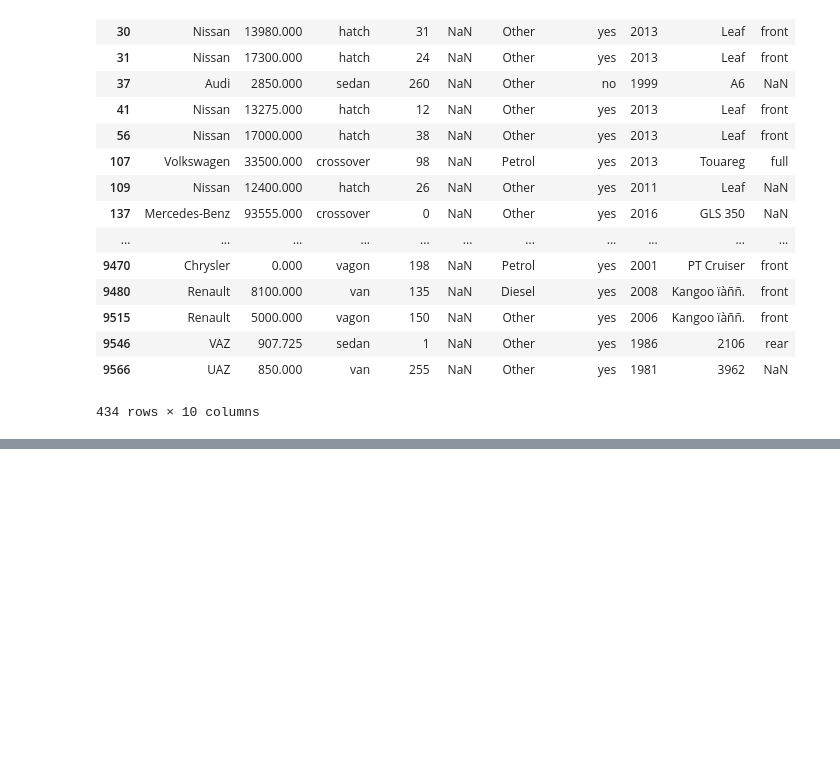
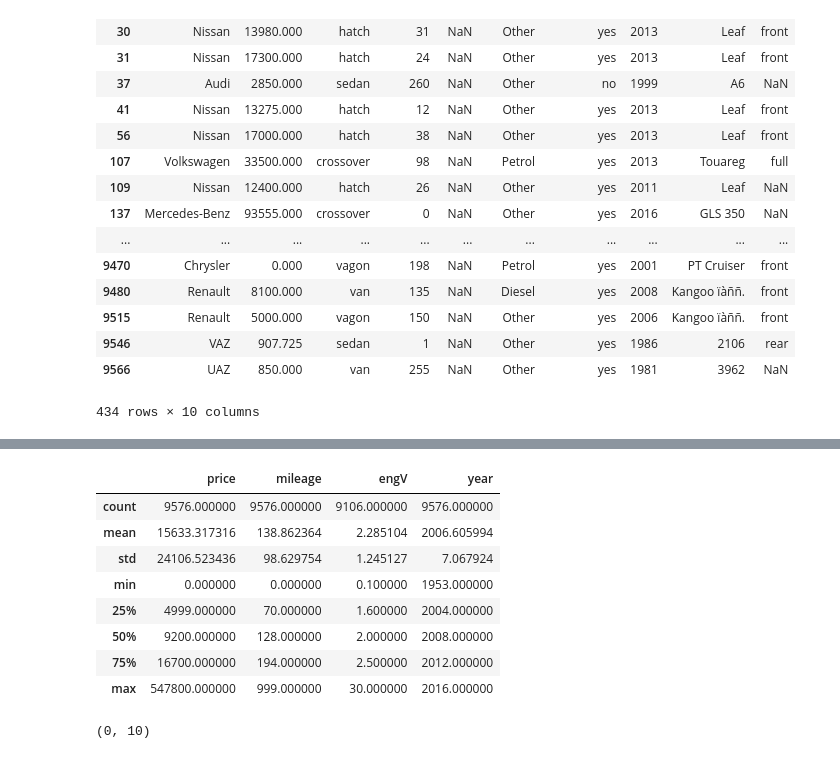
Before and after one commit to dhp6106/insaid-projects, a Jupyter notebook: term1/projects/CarSales/CarSales EDA Project.ipynb, the cells around one changed output, grey strips where cells are left out. Saved outputs shown, nothing was run; the diff lists cells and outputs as text; code cells hidden in the pictures; blank space fills up the shorter version.

```diff
--- a/term1/projects/CarSales/CarSales EDA Project.ipynb
+++ b/term1/projects/CarSales/CarSales EDA Project.ipynb
@@ -209,0 +266,9 @@ multiindex_carsales[multiindex_carsales['drive'].isnull()]
+# %%
+car_sales.loc[car_sales[car_sales.engV == 99.99].index,'engV'] = np.NaN
+car_sales.loc[car_sales[car_sales.engV == 90].index,'engV'] = np.NaN
+car_sales.loc[car_sales[car_sales.engV == 85].index,'engV'] = np.NaN
+car_sales.loc[car_sales[car_sales.engV == 75].index,'engV'] = np.NaN
+car_sales.loc[car_sales[car_sales.engV == 74].index,'engV'] = np.NaN
+car_sales.loc[car_sales[car_sales.engV == 70].index,'engV'] = np.NaN
+car_sales.loc[car_sales[car_sales.engV == 66].index,'engV'] = np.NaN
+car_sales.loc[car_sales[car_sales.engV == 55].index,'engV'] = np.NaN
@@ -209,0 +293,16 @@ multiindex_carsales[multiindex_carsales['drive'].isnull()]
+# %%
+car_sales.describe()
+# %% [output]
+|  | price | mileage | engV | year |
+| count | 9576.000000 | 9576.000000 | 9106.000000 | 9576.000000 |
+| mean | 15633.317316 | 138.862364 | 2.285104 | 2006.605994 |
+| std | 24106.523436 | 98.629754 | 1.245127 | 7.067924 |
+| min | 0.000000 | 0.000000 | 0.100000 | 1953.000000 |
+| 25% | 4999.000000 | 70.000000 | 1.600000 | 2004.000000 |
+| 50% | 9200.000000 | 128.000000 | 2.000000 | 2008.000000 |
+| 75% | 16700.000000 | 194.000000 | 2.500000 | 2012.000000 |
+| max | 547800.000000 | 999.000000 | 30.000000 | 2016.000000 |
+# %%
+car_sales[car_sales.engV == 99.99].shape
+# %% [output]
+(0, 10)
```
Also changed, not shown: parts of 9 cells of this notebook.
